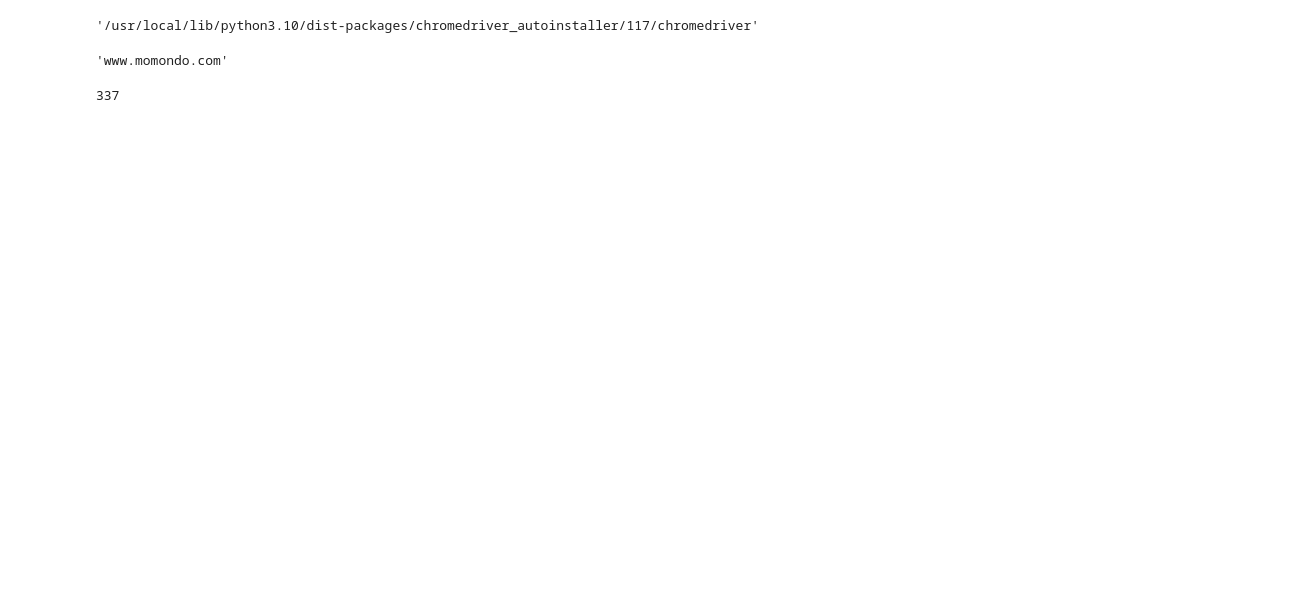
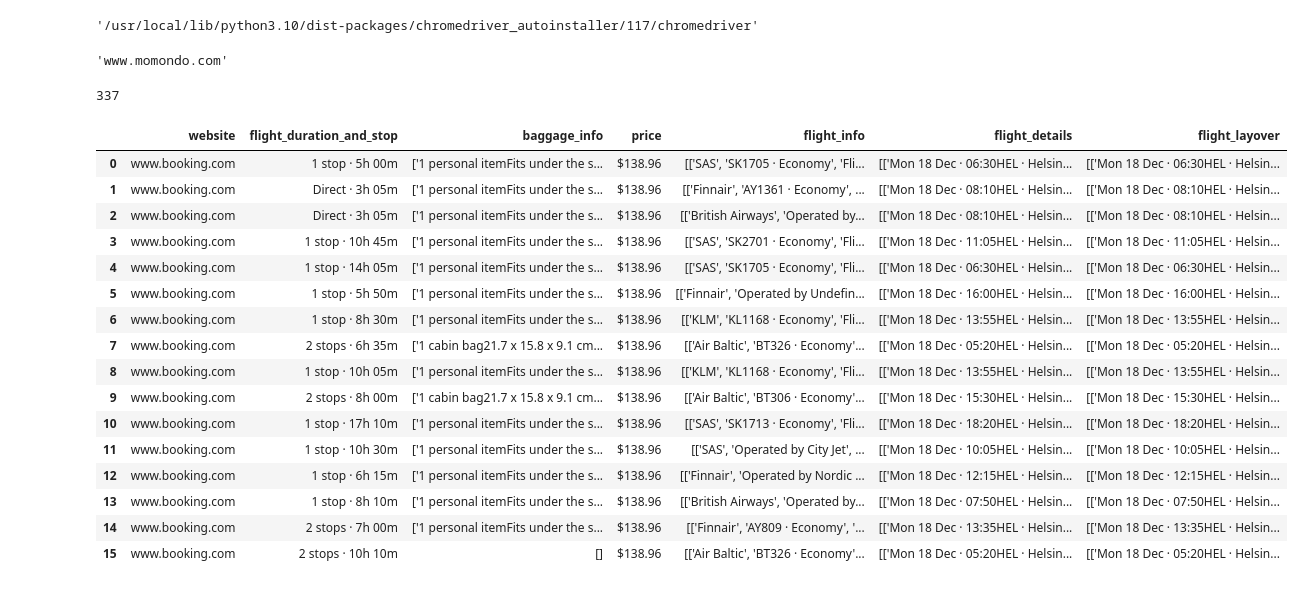
Before and after one commit to Motunrayo244/EDISS-MP, a Jupyter notebook: Data Science/Project_work/Project1/Mini_Project_1.ipynb, the cells around one changed output. Saved outputs shown, nothing was run; the diff lists cells and outputs as text; code cells hidden in the pictures; blank space fills up the shorter version.

```diff
--- a/Data Science/Project_work/Project1/Mini_Project_1.ipynb
+++ b/Data Science/Project_work/Project1/Mini_Project_1.ipynb
@@ -349,0 +386,22 @@ driver.quit()
+# %%
+booking_df = pd.read_csv("https://raw.githubusercontent.com/Motunrayo244/EDISS-MP/main/Data%20Science/Project_work/Project1/flight_details_booking_com_real.csv")
+# %%
+booking_df.head(16)
+# %% [output]
+|  | website | flight_duration_and_stop | baggage_info | price | flight_info | flight_details | flight_layover |
+| 0 | www.booking.com | 1 stop · 5h 00m | ['1 personal itemFits under the s... | $138.96 | [['SAS', 'SK1705 · Economy', 'Fli... | [['Mon 18 Dec · 06:30HEL · Helsin... | [['Mon 18 Dec · 06:30HEL · Helsin... |
+| 1 | www.booking.com | Direct · 3h 05m | ['1 personal itemFits under the s... | $138.96 | [['Finnair', 'AY1361 · Economy', ... | [['Mon 18 Dec · 08:10HEL · Helsin... | [['Mon 18 Dec · 08:10HEL · Helsin... |
+| 2 | www.booking.com | Direct · 3h 05m | ['1 personal itemFits under the s... | $138.96 | [['British Airways', 'Operated by... | [['Mon 18 Dec · 08:10HEL · Helsin... | [['Mon 18 Dec · 08:10HEL · Helsin... |
+| 3 | www.booking.com | 1 stop · 10h 45m | ['1 personal itemFits under the s... | $138.96 | [['SAS', 'SK2701 · Economy', 'Fli... | [['Mon 18 Dec · 11:05HEL · Helsin... | [['Mon 18 Dec · 11:05HEL · Helsin... |
+| 4 | www.booking.com | 1 stop · 14h 05m | ['1 personal itemFits under the s... | $138.96 | [['SAS', 'SK1705 · Economy', 'Fli... | [['Mon 18 Dec · 06:30HEL · Helsin... | [['Mon 18 Dec · 06:30HEL · Helsin... |
+| 5 | www.booking.com | 1 stop · 5h 50m | ['1 personal itemFits under the s... | $138.96 | [['Finnair', 'Operated by Undefin... | [['Mon 18 Dec · 16:00HEL · Helsin... | [['Mon 18 Dec · 16:00HEL · Helsin... |
+| 6 | www.booking.com | 1 stop · 8h 30m | ['1 personal itemFits under the s... | $138.96 | [['KLM', 'KL1168 · Economy', 'Fli... | [['Mon 18 Dec · 13:55HEL · Helsin... | [['Mon 18 Dec · 13:55HEL · Helsin... |
+| 7 | www.booking.com | 2 stops · 6h 35m | ['1 cabin bag21.7 x 15.8 x 9.1 cm... | $138.96 | [['Air Baltic', 'BT326 · Economy'... | [['Mon 18 Dec · 05:20HEL · Helsin... | [['Mon 18 Dec · 05:20HEL · Helsin... |
+| 8 | www.booking.com | 1 stop · 10h 05m | ['1 personal itemFits under the s... | $138.96 | [['KLM', 'KL1168 · Economy', 'Fli... | [['Mon 18 Dec · 13:55HEL · Helsin... | [['Mon 18 Dec · 13:55HEL · Helsin... |
+| 9 | www.booking.com | 2 stops · 8h 00m | ['1 cabin bag21.7 x 15.8 x 9.1 cm... | $138.96 | [['Air Baltic', 'BT306 · Economy'... | [['Mon 18 Dec · 15:30HEL · Helsin... | [['Mon 18 Dec · 15:30HEL · Helsin... |
+| 10 | www.booking.com | 1 stop · 17h 10m | ['1 personal itemFits under the s... | $138.96 | [['SAS', 'SK1713 · Economy', 'Fli... | [['Mon 18 Dec · 18:20HEL · Helsin... | [['Mon 18 Dec · 18:20HEL · Helsin... |
+| 11 | www.booking.com | 1 stop · 10h 30m | ['1 personal itemFits under the s... | $138.96 | [['SAS', 'Operated by City Jet', ... | [['Mon 18 Dec · 10:05HEL · Helsin... | [['Mon 18 Dec · 10:05HEL · Helsin... |
+| 12 | www.booking.com | 1 stop · 6h 15m | ['1 personal itemFits under the s... | $138.96 | [['Finnair', 'Operated by Nordic ... | [['Mon 18 Dec · 12:15HEL · Helsin... | [['Mon 18 Dec · 12:15HEL · Helsin... |
+| 13 | www.booking.com | 1 stop · 8h 10m | ['1 personal itemFits under the s... | $138.96 | [['British Airways', 'Operated by... | [['Mon 18 Dec · 07:50HEL · Helsin... | [['Mon 18 Dec · 07:50HEL · Helsin... |
+| 14 | www.booking.com | 2 stops · 7h 00m | ['1 personal itemFits under the s... | $138.96 | [['Finnair', 'AY809 · Economy', '... | [['Mon 18 Dec · 13:35HEL · Helsin... | [['Mon 18 Dec · 13:35HEL · Helsin... |
+| 15 | www.booking.com | 2 stops · 10h 10m | [] | $138.96 | [['Air Baltic', 'BT326 · Economy'... | [['Mon 18 Dec · 05:20HEL · Helsin... | [['Mon 18 Dec · 05:20HEL · Helsin... |
```
Also changed, not shown: parts of 16 cells of this notebook.
